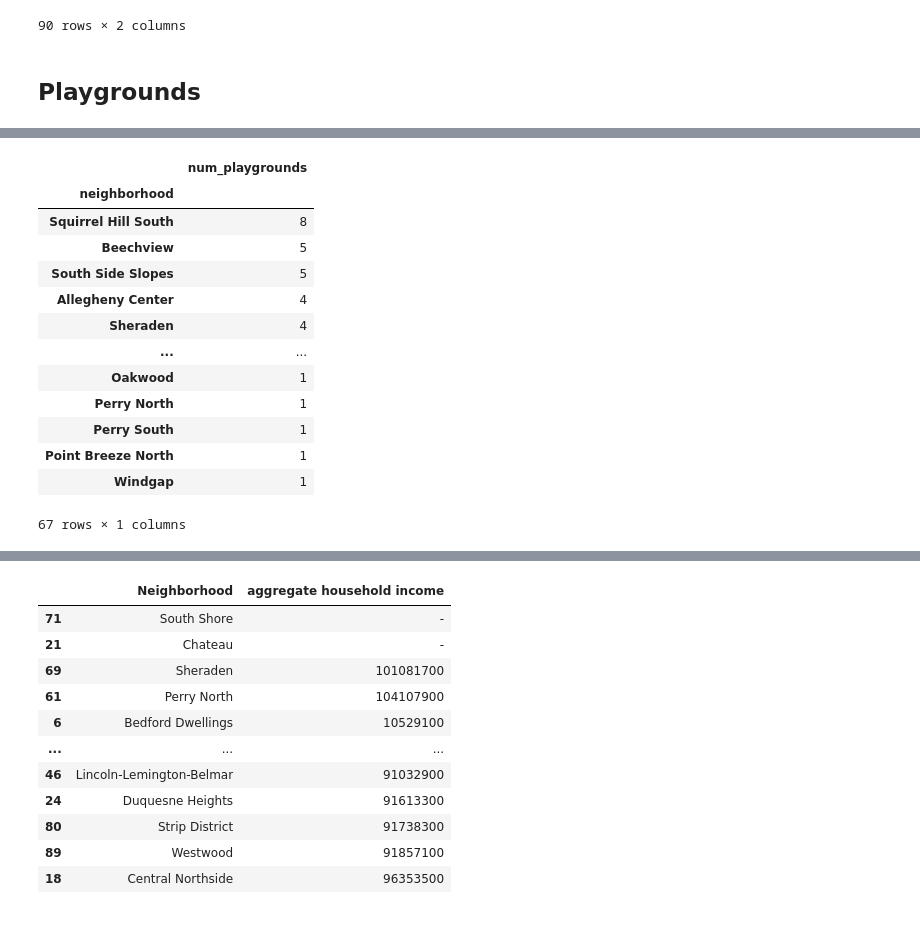
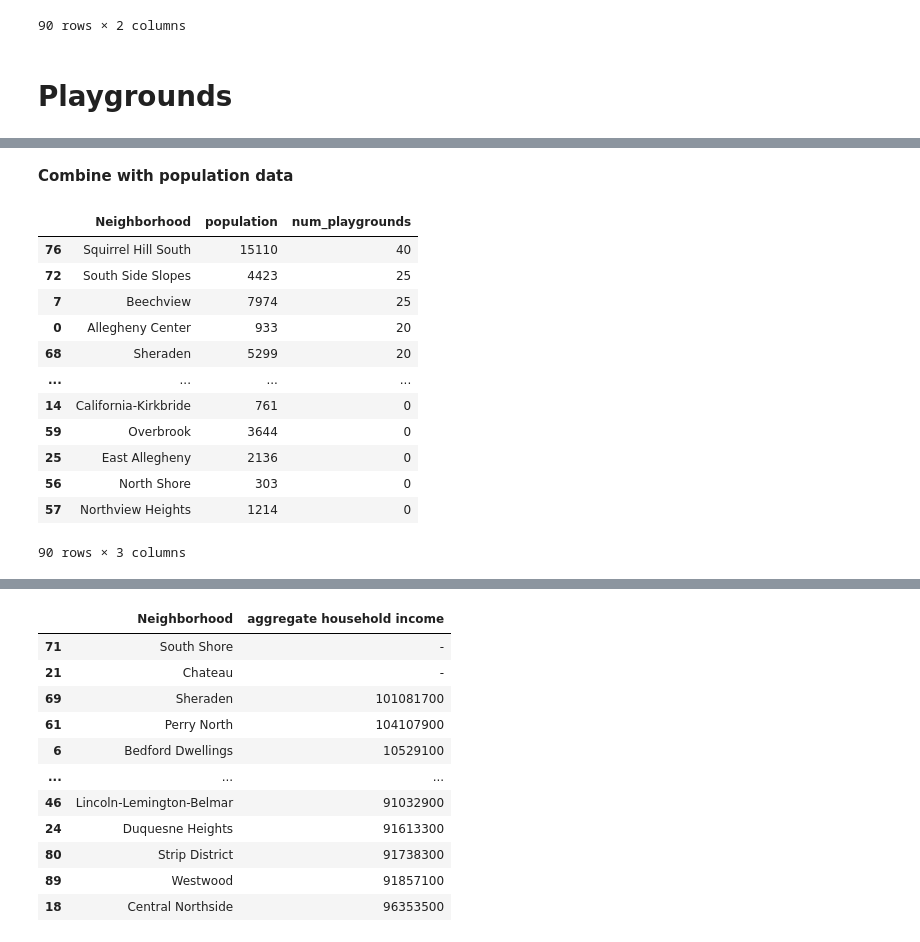
Before and after one commit to blm135/CMPINF0010-Final-Project, a Jupyter notebook: Final-Project.ipynb, the cells around one changed output, grey strips where cells are left out. Saved outputs shown, nothing was run; the diff lists cells and outputs as text; code cells hidden in the pictures.

```diff
--- a/Final-Project.ipynb
+++ b/Final-Project.ipynb
@@ -64,5 +64,5 @@ pop.sort_values(by=["population"], ascending=False)
 | 21 | Chateau | 11 |
 90 rows × 2 columns
 # %% [markdown]
-## Playgrounds
+# Playgrounds
 # %%
@@ -75,24 +75,29 @@ playgrounds.head()
 | 2 | 1860709784 | Alpine Playground | NaN | Parks - Northern | Alpine Gardens Park | ALPINE AVE | https://tools.wprdc.org/images/pi... | Central Northside | ... |
 | 3 | 1770671485 | Alton Playground | NaN | Parks - Western | Alton Park | ANDICK WAY | https://tools.wprdc.org/images/pi... | Beechview | ... |
 | 4 | 18942817 | Ammon Playground | NaN | Parks - Schenley | Ammon Park | MEMORY LN | https://tools.wprdc.org/images/pi... | Bedford Dwellings | ... |
-# %%
-playgrounds = playgrounds.groupby("neighborhood").count().filter(["id"])
-playgrounds = playgrounds.rename(columns={"id":"num_playgrounds"})
-playgrounds.sort_values(by=["num_playgrounds"], ascending=False)
-
-#TODO: figure out playgrounds per 1000 residents
-# %% [output]
-|  | num_playgrounds |
-| neighborhood |  |
-| Squirrel Hill South | 8 |
-| Beechview | 5 |
-| South Side Slopes | 5 |
-| Allegheny Center | 4 |
-| Sheraden | 4 |
-| ... | ... |
-| Oakwood | 1 |
-| Perry North | 1 |
-| Perry South | 1 |
-| Point Breeze North | 1 |
-| Windgap | 1 |
-67 rows × 1 columns
+# %% [markdown]
+**Combine with population data**
+# %%
+total = pop
+total["num_playgrounds"] = 0
+for index, row in all_playgrounds.iterrows():
+    name = row.iloc[7]
+    total.loc[total["Neighborhood"] == name, "num_playgrounds"] += 5
+total.sort_values(by=["num_playgrounds"], ascending=False)
+
+
+#TODO: figure out playgrounds per 1000 residents
+# %% [output]
+|  | Neighborhood | population | num_playgrounds |
+| 76 | Squirrel Hill South | 15110 | 40 |
+| 72 | South Side Slopes | 4423 | 25 |
+| 7 | Beechview | 7974 | 25 |
+| 0 | Allegheny Center | 933 | 20 |
+| 68 | Sheraden | 5299 | 20 |
+| ... | ... | ... | ... |
+| 14 | California-Kirkbride | 761 | 0 |
+| 59 | Overbrook | 3644 | 0 |
+| 25 | East Allegheny | 2136 | 0 |
+| 56 | North Shore | 303 | 0 |
+| 57 | Northview Heights | 1214 | 0 |
+90 rows × 3 columns
```
Also changed, not shown: parts of 12 cells of this notebook.
